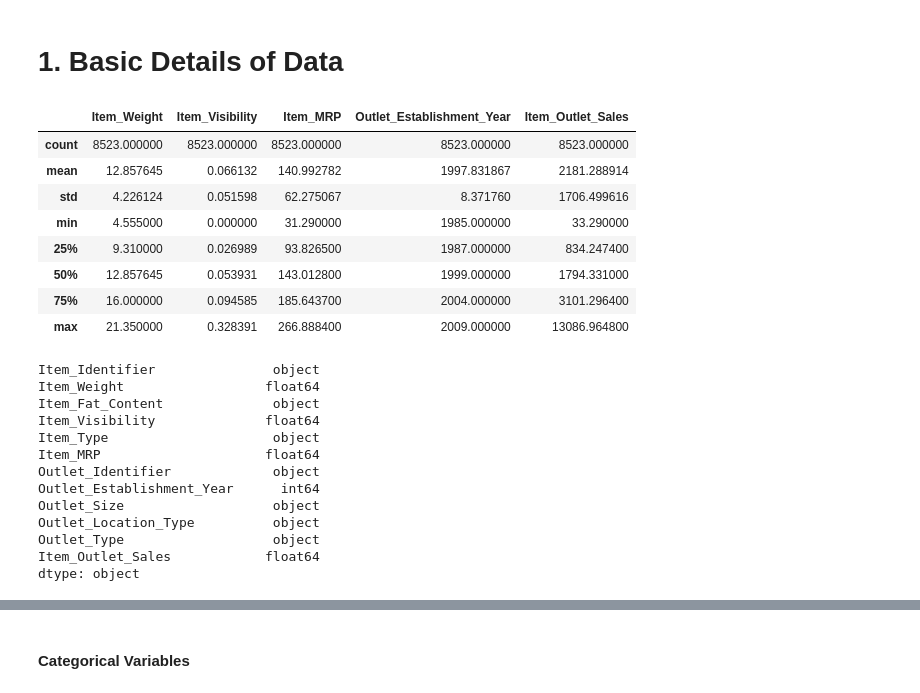
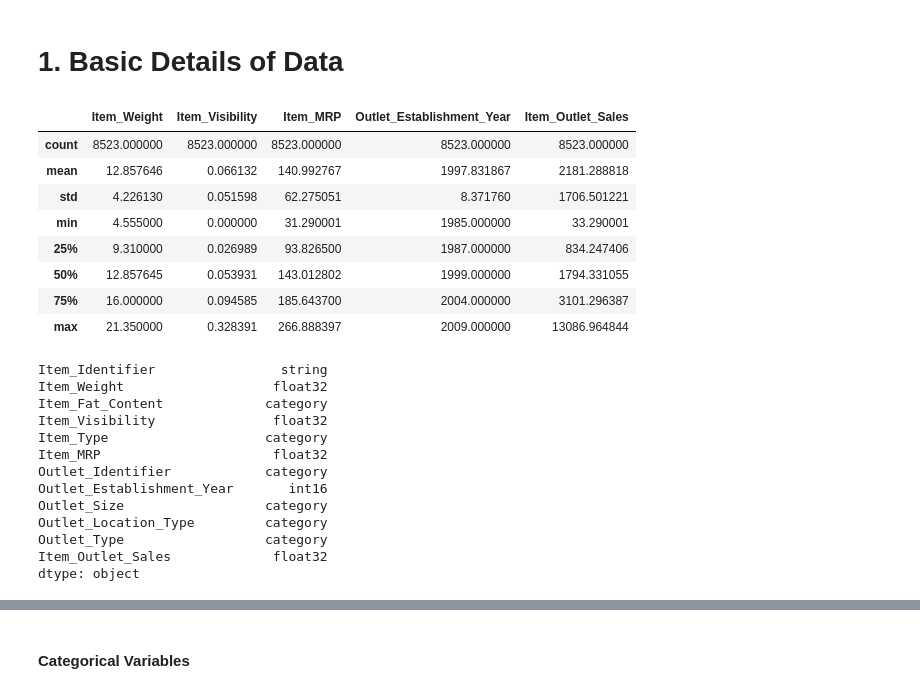
Before and after one commit to komalchamyal/bigmart-analysis, a Jupyter notebook: Big Mart Sales Analysis & Prediction.ipynb, the cells around one changed output, grey strips where cells are left out. Drawn from its saved outputs; the diff is of its cells as text; code cells hidden in the pictures.

```diff
--- a/Big Mart Sales Analysis & Prediction.ipynb
+++ b/Big Mart Sales Analysis & Prediction.ipynb
@@ -7,3 +8,11 @@ import matplotlib.pyplot as plt
 dataset= pd.read_csv("Train.csv")
 df=dataset
 dataset
+df.loc[(df['Item_Fat_Content']=='LF') | (df['Item_Fat_Content']=='low fat') | (df['Item_Fat_Content']=='LOW'),'Item_Fat_Content']='Low Fat'
+df.loc[(df['Item_Fat_Content']=='reg'),'Item_Fat_Content']='Regular'
+df.Item_Fat_Content.unique()
+df["Item_Weight"]=df[["Item_Weight"]].fillna(df["Item_Weight"].mean())
+mode_val=df[["Outlet_Size","Outlet_Type"]].pivot_table(index='Outlet_Type', aggfunc=(lambda x: x.mode()))
+missing=df["Outlet_Size"].isnull()
+df.loc[missing, "Outlet_Size"]=df.loc[missing, "Outlet_Type"].apply(lambda x: mode_val.loc[x])
+df=klib.convert_datatypes(df)
@@ -24,30 +19,30 @@ dataset
 # %% [markdown]
 # 1. Basic Details of Data
 # %%
-dataset.describe()
+df.describe()
 # %% [output]
 |  | Item_Weight | Item_Visibility | Item_MRP | Outlet_Establishment_Year | Item_Outlet_Sales |
 | count | 8523.000000 | 8523.000000 | 8523.000000 | 8523.000000 | 8523.000000 |
-| mean | 12.857645 | 0.066132 | 140.992782 | 1997.831867 | 2181.288914 |
-| std | 4.226124 | 0.051598 | 62.275067 | 8.371760 | 1706.499616 |
-| min | 4.555000 | 0.000000 | 31.290000 | 1985.000000 | 33.290000 |
-| 25% | 9.310000 | 0.026989 | 93.826500 | 1987.000000 | 834.247400 |
-| 50% | 12.857645 | 0.053931 | 143.012800 | 1999.000000 | 1794.331000 |
-| 75% | 16.000000 | 0.094585 | 185.643700 | 2004.000000 | 3101.296400 |
-| max | 21.350000 | 0.328391 | 266.888400 | 2009.000000 | 13086.964800 |
+| mean | 12.857646 | 0.066132 | 140.992767 | 1997.831867 | 2181.288818 |
+| std | 4.226130 | 0.051598 | 62.275051 | 8.371760 | 1706.501221 |
+| min | 4.555000 | 0.000000 | 31.290001 | 1985.000000 | 33.290001 |
+| 25% | 9.310000 | 0.026989 | 93.826500 | 1987.000000 | 834.247406 |
+| 50% | 12.857645 | 0.053931 | 143.012802 | 1999.000000 | 1794.331055 |
+| 75% | 16.000000 | 0.094585 | 185.643700 | 2004.000000 | 3101.296387 |
+| max | 21.350000 | 0.328391 | 266.888397 | 2009.000000 | 13086.964844 |
 # %%
-dataset.dtypes
+df.dtypes
 # %% [output]
-Item_Identifier               object
-Item_Weight                  float64
-Item_Fat_Content              object
-Item_Visibility              float64
-Item_Type                     object
-Item_MRP                     float64
-Outlet_Identifier             object
-Outlet_Establishment_Year      int64
-Outlet_Size                   object
-Outlet_Location_Type          object
-Outlet_Type                   object
-Item_Outlet_Sales            float64
+Item_Identifier                string
+Item_Weight                   float32
+Item_Fat_Content             category
+Item_Visibility               float32
+Item_Type                    category
+Item_MRP                      float32
+Outlet_Identifier            category
+Outlet_Establishment_Year       int16
+Outlet_Size                  category
+Outlet_Location_Type         category
+Outlet_Type                  category
+Item_Outlet_Sales             float32
 dtype: object
```
Also changed, not shown: parts of 44 cells of this notebook.
